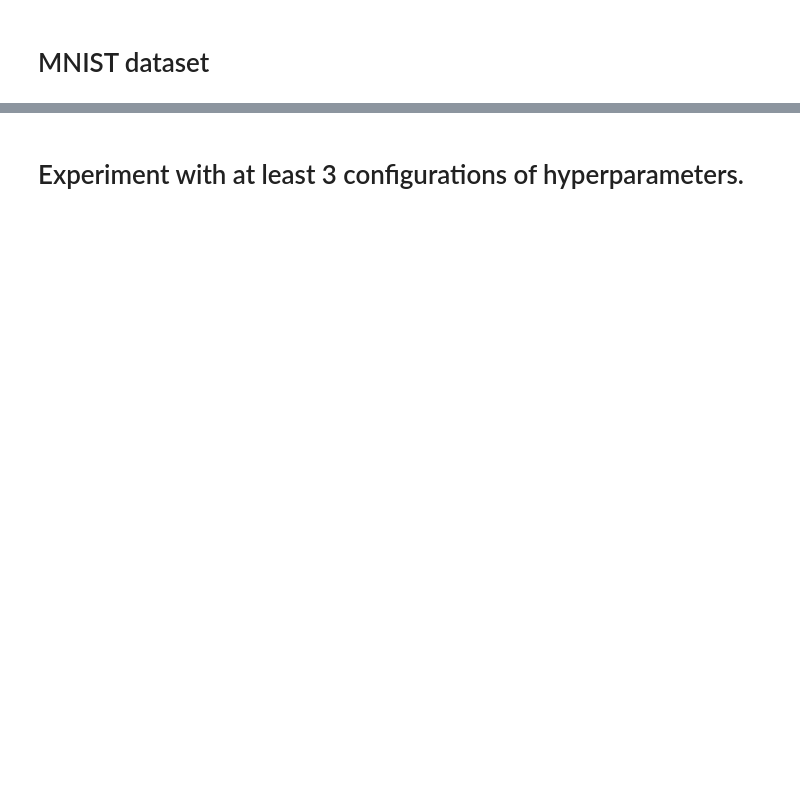
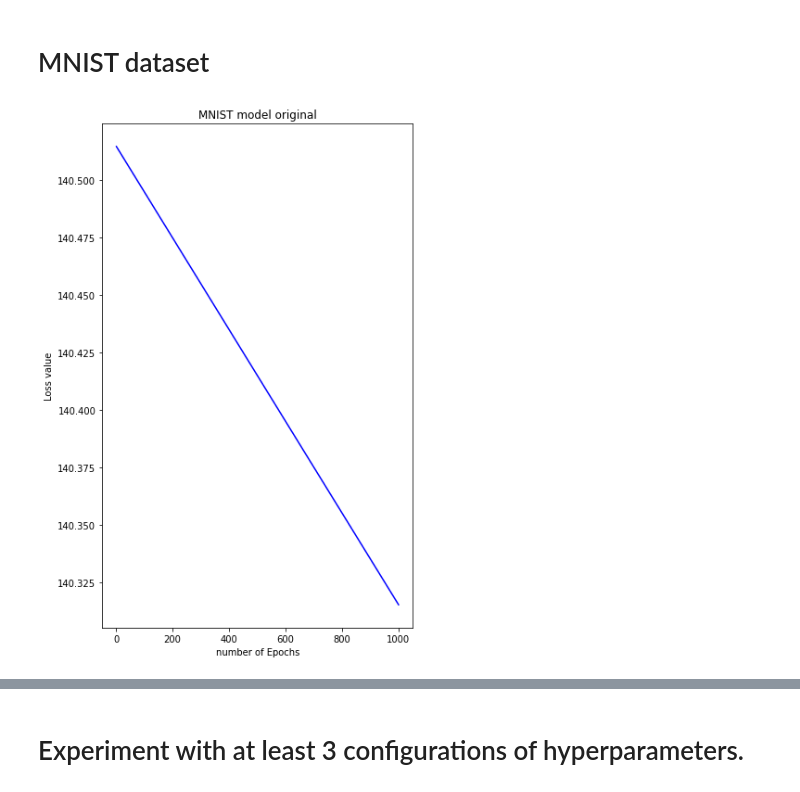
Before and after one commit to nssn96/ML_Neural-networks, a Jupyter notebook: ML_nn_new.ipynb, the cells around one changed output, grey strips where cells are left out. Cells and saved outputs as stored; diff of their text form; code cells hidden in the pictures; blank space fills up the shorter version.

```diff
--- a/ML_nn_new.ipynb
+++ b/ML_nn_new.ipynb
@@ -309,9 +325,11 @@ y_test = np_utils.to_categorical(y_test)
 # %%
 # creating the neural net for the mnist dataset and creating objects to use
 mnist_nn = [(28*28),100,100,50,50,10]
 mnist_net = Sequential()
 #def train(self,data,target,nn,steps,alpha):
-param = mnist_net.train(x_train[0:1000], y_train[0:1000].T,mnist_nn, 1000, 0.001)
+param = mnist_net.train(x_train[0:1000], y_train[0:1000].T,mnist_nn, 1000, 0.001,'MNIST model original')
+# %% [output]
+[figure, added]
 # %%
 #saving the the neural network size and parameteres using pickle function
 with open('XOR_solved.w', 'wb') as files:
```
Also changed, not shown: parts of 8 cells of this notebook.
